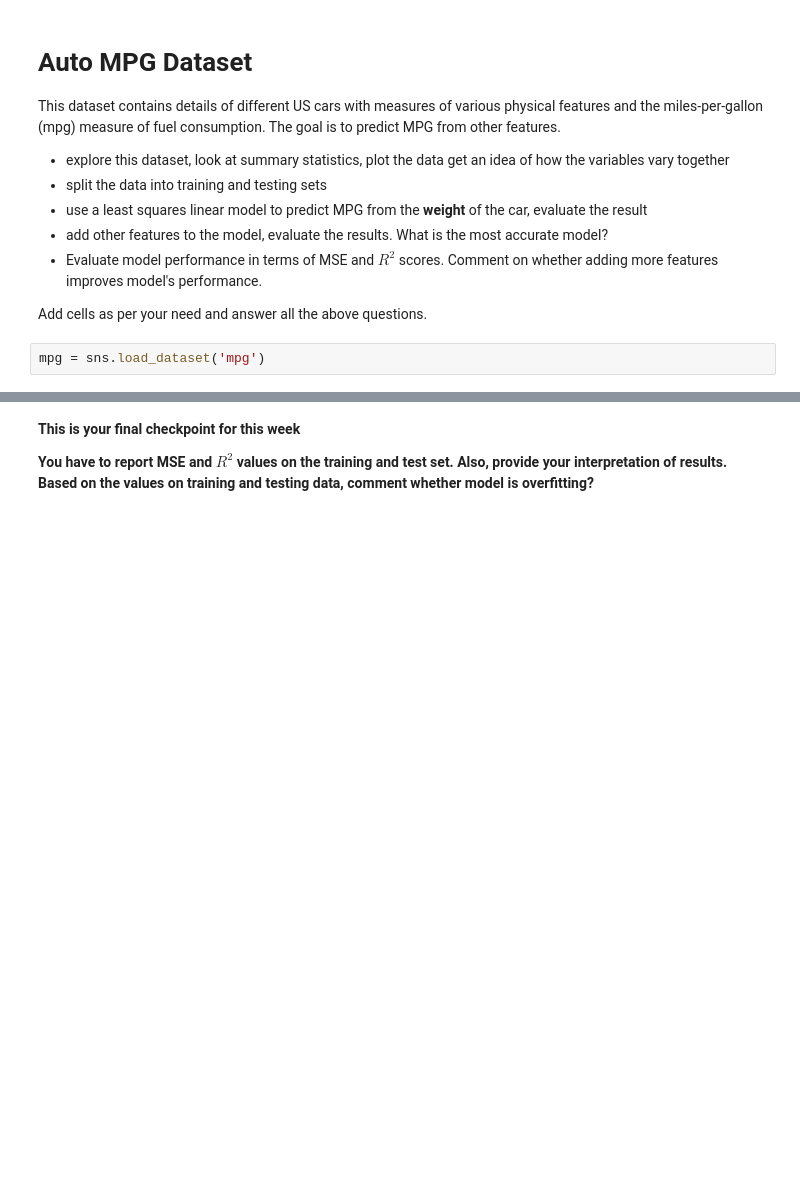
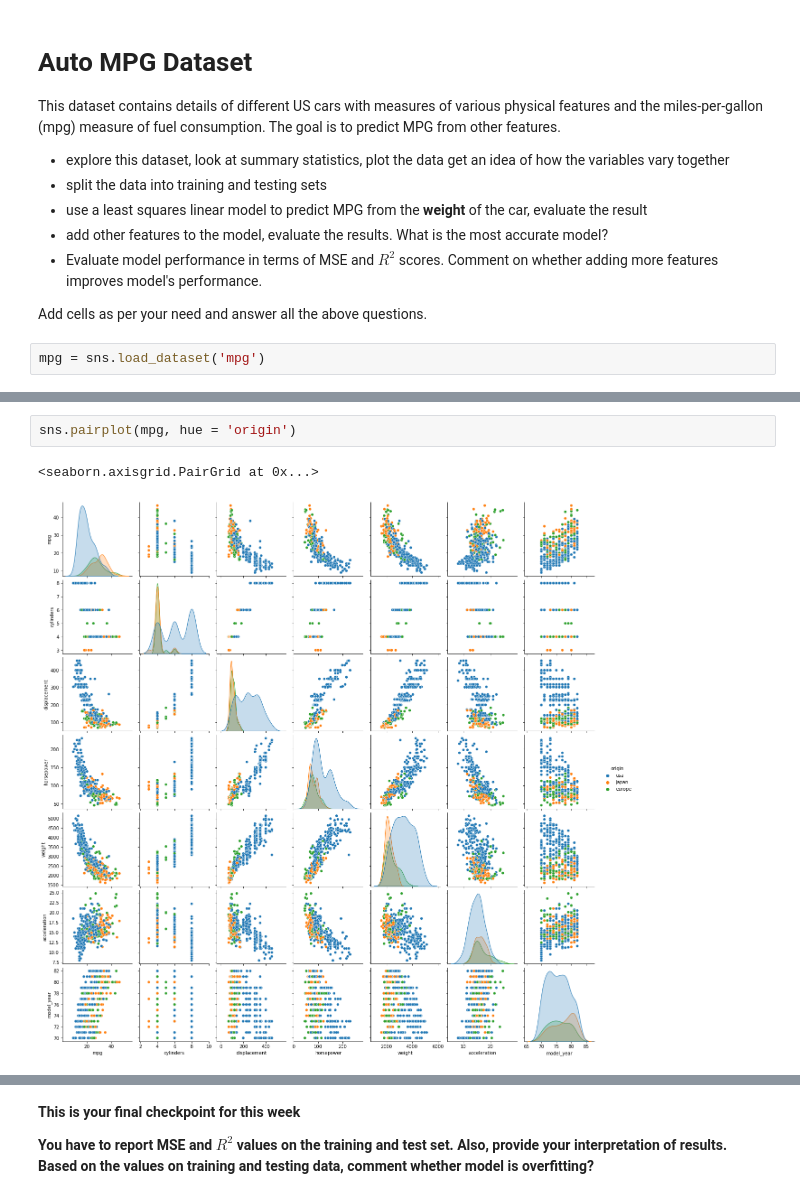
Before and after one commit to wonke2/Data-Science-Workshops, a Jupyter notebook: Workshop Week 5.ipynb, the cells around one changed output, grey strips where cells are left out. Cells and saved outputs as stored; diff of their text form; blank space fills up the shorter version.

```diff
--- a/Workshop Week 5.ipynb
+++ b/Workshop Week 5.ipynb
@@ -112,0 +250,5 @@ mpg.head()
+# %%
+sns.pairplot(mpg, hue = 'origin')
+# %% [output]
+<seaborn.axisgrid.PairGrid at 0x...>
+[figure, added]
```
Also changed, not shown: parts of 34 cells of this notebook.
